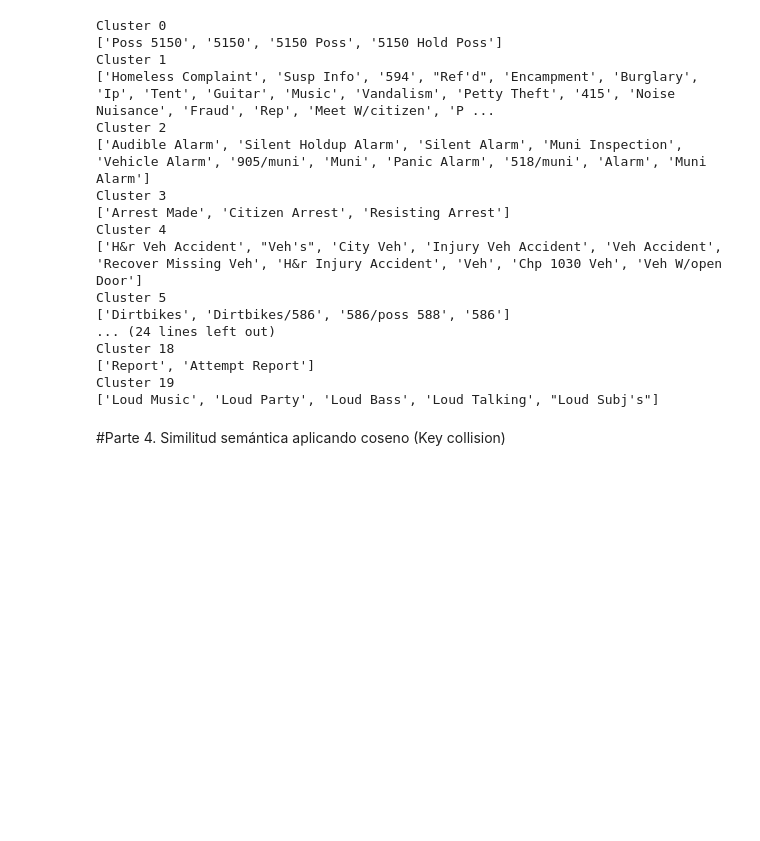
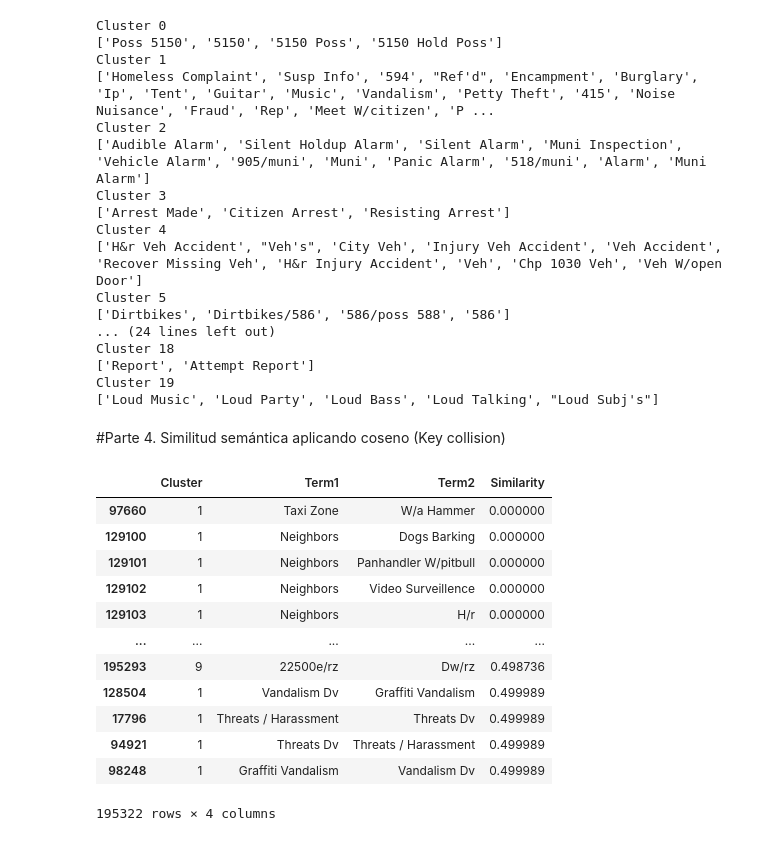
Before and after one commit to DeisyData/BIT_IA_Bootcamp, a Jupyter notebook: S8_C4_Key_collision_Cosine.ipynb, the cells around one changed output. Cells and saved outputs as stored; diff of their text form; code cells hidden in the pictures; blank space fills up the shorter version.

```diff
--- a/S8_C4_Key_collision_Cosine.ipynb
+++ b/S8_C4_Key_collision_Cosine.ipynb
@@ -209,24 +215,43 @@ Cluster 19
 # %%
 # Manejo de key collision usando similitud de coseno
 def detect_collisions(clustered_df, vectorized_data):
     """Detecta términos similares dentro de un mismo clúster."""
     collision_results = []
     for cluster_id in clustered_df['Cluster'].unique():
         cluster_items = clustered_df[clustered_df['Cluster'] == cluster_id]
         indices = cluster_items.index.tolist()
         cluster_vectors = vectorized_data[indices]
 
         # Calcular similitudes dentro del clúster
         sim_matrix = cosine_similarity(cluster_vectors)
 
         # Detectar términos con baja similitud
         for i, row in enumerate(sim_matrix):
             for j, sim_score in enumerate(row):
                 if i != j and sim_score < 0.5:  # Ajustar umbral según necesidad
                     collision_results.append({
                         'Cluster': cluster_id,
                         'Term1': cluster_items.iloc[i]['CrimeType'],
                         'Term2': cluster_items.iloc[j]['CrimeType'],
                         'Similarity': sim_score
                     })
     return pd.DataFrame(collision_results)
+
+
+#detectar collisiones
+collision_results = detect_collisions(crime_type_cluster, crime_type_vectorizer)
+collision_results.sort_values(by='Similarity', ascending=True)
+# %% [output]
+|  | Cluster | Term1 | Term2 | Similarity |
+| 97660 | 1 | Taxi Zone | W/a Hammer | 0.000000 |
+| 129100 | 1 | Neighbors | Dogs Barking | 0.000000 |
+| 129101 | 1 | Neighbors | Panhandler W/pitbull | 0.000000 |
+| 129102 | 1 | Neighbors | Video Surveillence | 0.000000 |
+| 129103 | 1 | Neighbors | H/r | 0.000000 |
+| ... | ... | ... | ... | ... |
+| 195293 | 9 | 22500e/rz | Dw/rz | 0.498736 |
+| 128504 | 1 | Vandalism Dv | Graffiti Vandalism | 0.499989 |
+| 17796 | 1 | Threats / Harassment | Threats Dv | 0.499989 |
+| 94921 | 1 | Threats Dv | Threats / Harassment | 0.499989 |
+| 98248 | 1 | Graffiti Vandalism | Vandalism Dv | 0.499989 |
+195322 rows × 4 columns
```
Also changed, not shown: parts of 2 cells of this notebook.
